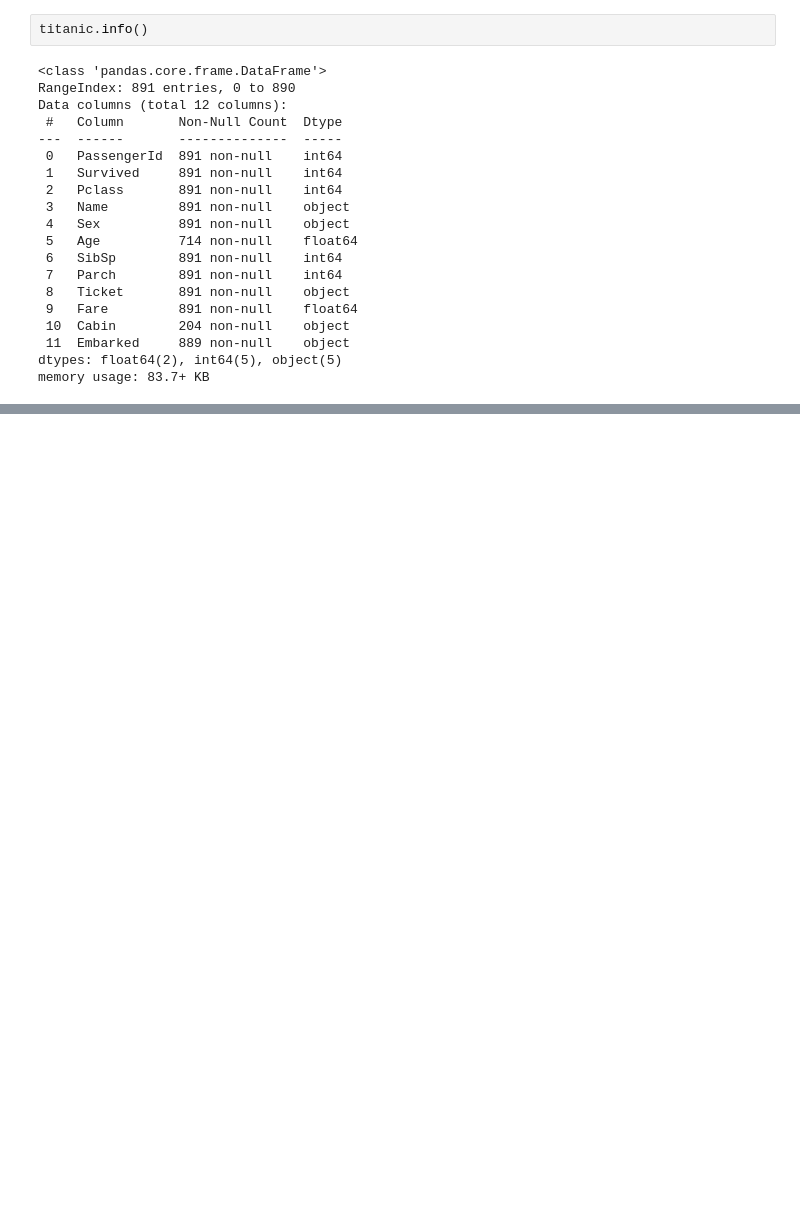
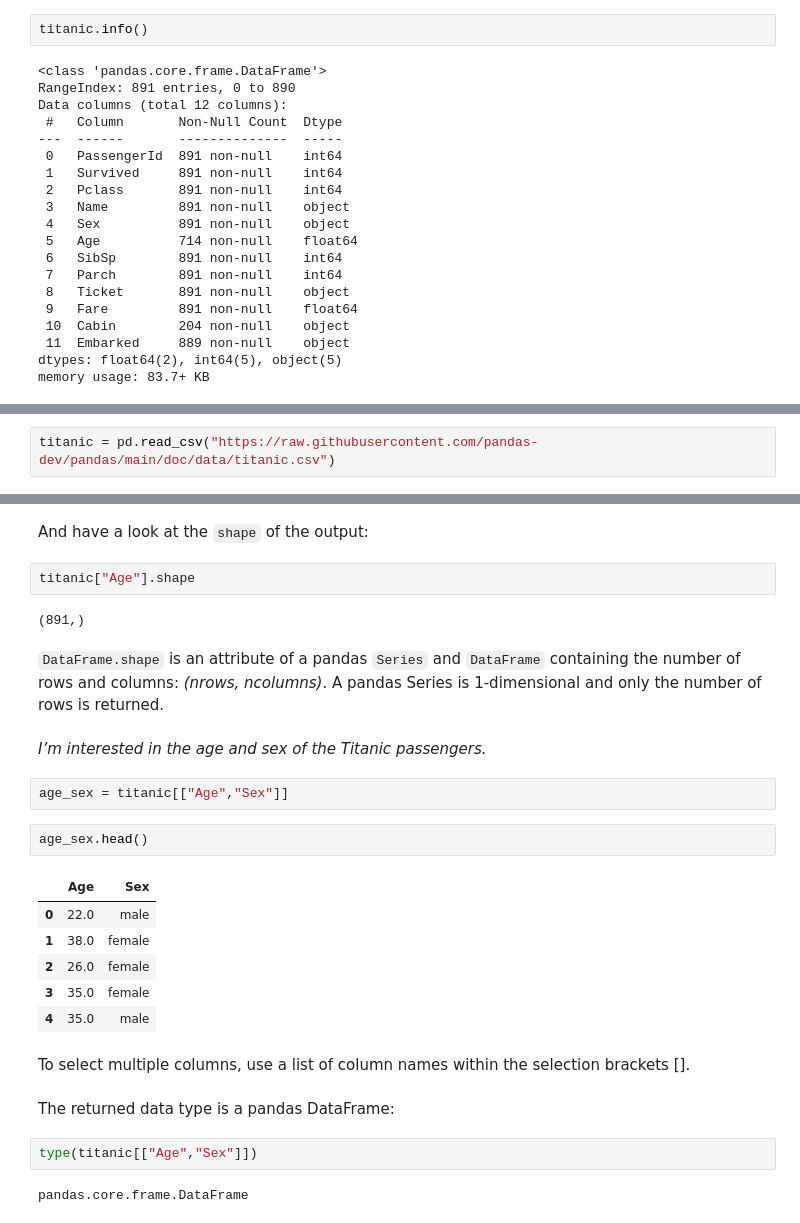
Before and after one commit to AsfariaChowdhury/LearningAI, a Jupyter notebook: Asfaria_PandasDocumentation.ipynb, the cells around one changed output, grey strips where cells are left out. Drawn from its saved outputs; the diff is of its cells as text; blank space fills up the shorter version.

Commit message:
Updated Pandas Documentation Learning
https://github.com/AsfariaChowdhury/LearningAI/issues/4#issuecomment-1688387242

```diff
--- a/Asfaria_PandasDocumentation.ipynb
+++ b/Asfaria_PandasDocumentation.ipynb
@@ -181,0 +186,2 @@ memory usage: 83.7+ KB
+# %%
+titanic = pd.read_csv("https://raw.githubusercontent.com/pandas-dev/pandas/main/doc/data/titanic.csv")
@@ -181,0 +218,29 @@ memory usage: 83.7+ KB
+# %% [markdown]
+And have a look at the `shape` of the output:
+# %%
+titanic["Age"].shape
+# %% [output]
+(891,)
+# %% [markdown]
+`DataFrame.shape` is an attribute of a pandas `Series` and `DataFrame` containing the number of rows and columns: *(nrows, ncolumns)*. A pandas Series is 1-dimensional and only the number of rows is returned.
+# %% [markdown]
+*I’m interested in the age and sex of the Titanic passengers.*
+# %%
+age_sex = titanic[["Age","Sex"]]
+# %%
+age_sex.head()
+# %% [output]
+|  | Age | Sex |
+| 0 | 22.0 | male |
+| 1 | 38.0 | female |
+| 2 | 26.0 | female |
+| 3 | 35.0 | female |
+| 4 | 35.0 | male |
+# %% [markdown]
+To select multiple columns, use a list of column names within the selection brackets [].
+# %% [markdown]
+The returned data type is a pandas DataFrame:
+# %%
+type(titanic[["Age","Sex"]])
+# %% [output]
+pandas.core.frame.DataFrame
```
Also changed, not shown: parts of 12 cells of this notebook.
